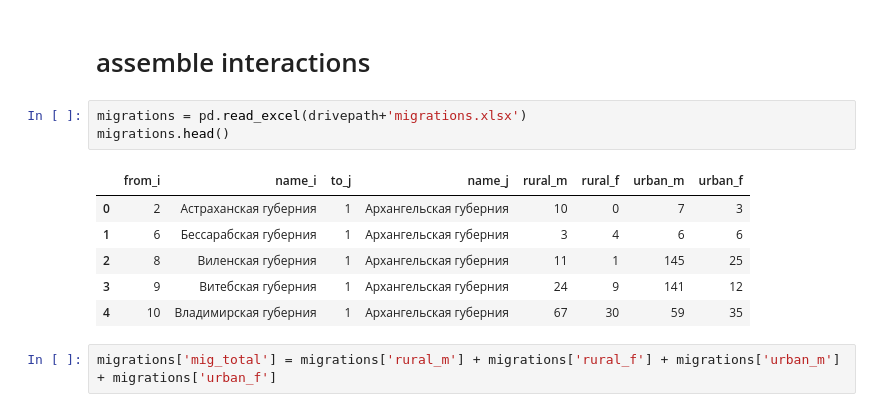
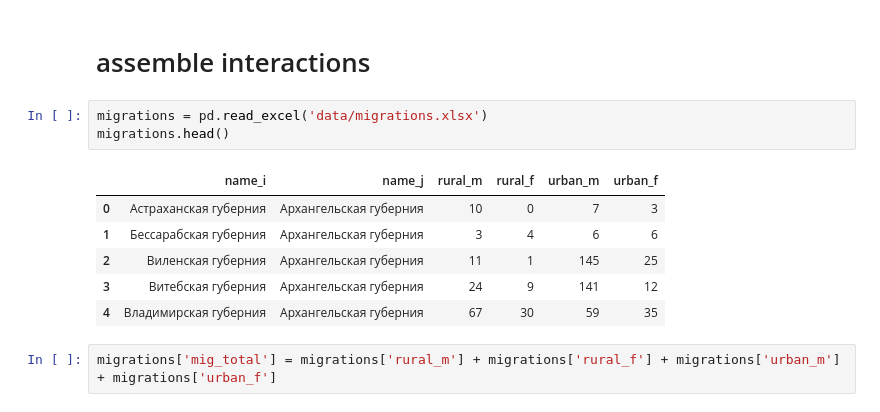
Before and after one commit to fant0md/empire-migrations-coursework, a Jupyter notebook: empire-migrations.ipynb, the cells around one changed output. Saved outputs shown, nothing was run; the diff lists cells and outputs as text.

```diff
--- a/empire-migrations.ipynb
+++ b/empire-migrations.ipynb
@@ -216,15 +213,15 @@ regions
 # %% [markdown]
 # assemble interactions
 # %%
-migrations = pd.read_excel(drivepath+'migrations.xlsx')
+migrations = pd.read_excel('data/migrations.xlsx')
 migrations.head()
 # %% [output]
-|  | from_i | name_i | to_j | name_j | rural_m | rural_f | urban_m | urban_f |
-| 0 | 2 | Астраханская губерния | 1 | Архангельская губерния | 10 | 0 | 7 | 3 |
-| 1 | 6 | Бессарабская губерния | 1 | Архангельская губерния | 3 | 4 | 6 | 6 |
-| 2 | 8 | Виленская губерния | 1 | Архангельская губерния | 11 | 1 | 145 | 25 |
-| 3 | 9 | Витебская губерния | 1 | Архангельская губерния | 24 | 9 | 141 | 12 |
-| 4 | 10 | Владимирская губерния | 1 | Архангельская губерния | 67 | 30 | 59 | 35 |
+|  | name_i | name_j | rural_m | rural_f | urban_m | urban_f |
+| 0 | Астраханская губерния | Архангельская губерния | 10 | 0 | 7 | 3 |
+| 1 | Бессарабская губерния | Архангельская губерния | 3 | 4 | 6 | 6 |
+| 2 | Виленская губерния | Архангельская губерния | 11 | 1 | 145 | 25 |
+| 3 | Витебская губерния | Архангельская губерния | 24 | 9 | 141 | 12 |
+| 4 | Владимирская губерния | Архангельская губерния | 67 | 30 | 59 | 35 |
 # %%
 migrations['mig_total'] = migrations['rural_m'] + migrations['rural_f'] + migrations['urban_m'] + migrations['urban_f']
 # %% [markdown]
```
Also changed, not shown: parts of 19 cells of this notebook, 16 other files.
